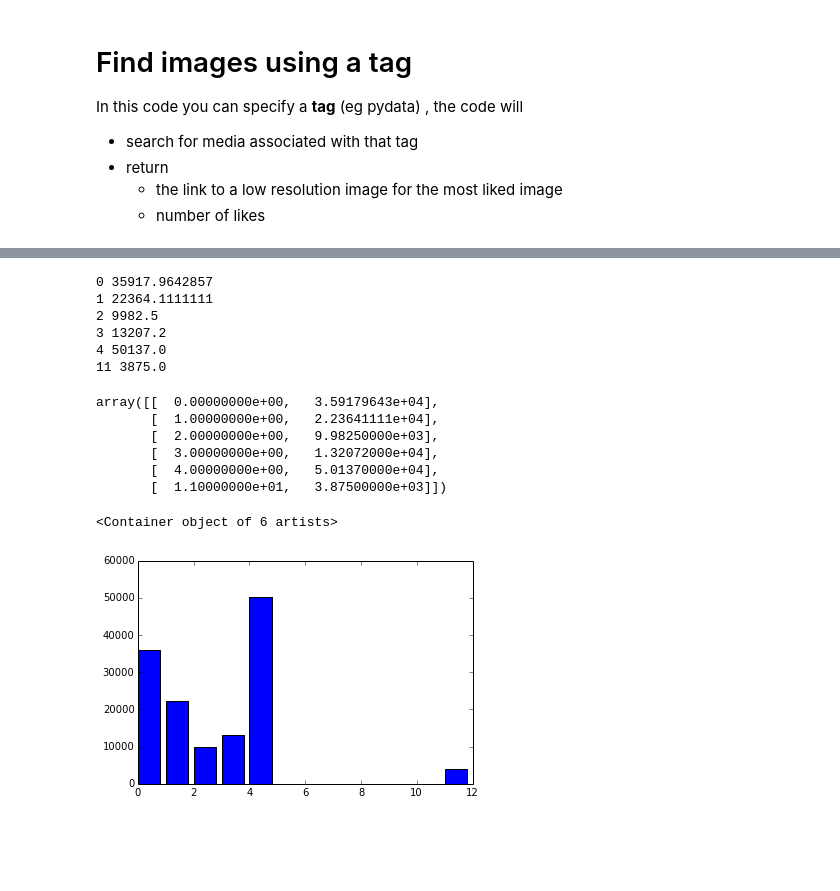
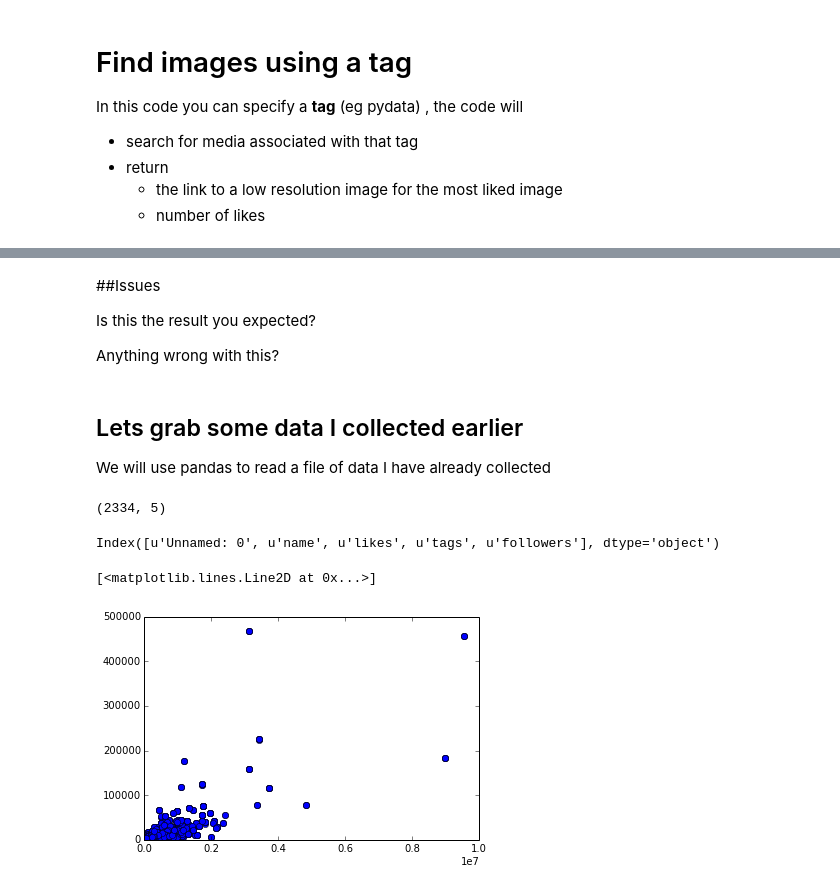
Before and after one commit to cindeem/pydatasv-wit2014, a Jupyter notebook: lessons/Lesson_04_Instagram.ipynb, the cells around one changed output, grey strips where cells are left out. Drawn from its saved outputs; the diff is of its cells as text; code cells hidden in the pictures; blank space fills up the shorter version.

```diff
--- a/lessons/Lesson_04_Instagram.ipynb
+++ b/lessons/Lesson_04_Instagram.ipynb
@@ -131,29 +138,26 @@ df.plot(x='tags', y='likes', style='o')
-# %%
-import matplotlib.pyplot as plt
-import numpy as np
-res = []
-for name, data in df.groupby('tags'):
-    print name, data['likes'].mean()
-    res.append([name, data['likes'].mean()])
-res = np.asarray(res)
-# %% [output]
-0 35917.9642857
-1 22364.1111111
-2 9982.5
-3 13207.2
-4 50137.0
-11 3875.0
-# %%
-res
-# %% [output]
-array([[  0.00000000e+00,   3.59179643e+04],
-       [  1.00000000e+00,   2.23641111e+04],
-       [  2.00000000e+00,   9.98250000e+03],
-       [  3.00000000e+00,   1.32072000e+04],
-       [  4.00000000e+00,   5.01370000e+04],
-       [  1.10000000e+01,   3.87500000e+03]])
-# %%
-plt.bar(res[:,0], res[:,1])
-# %% [output]
-<Container object of 6 artists>
-[figure, removed]
+# %% [markdown]
+##Issues
+
+Is this the result you expected?
+
+Anything wrong with this?
+# %% [markdown]
+## Lets grab some data I collected earlier
+
+We will use pandas to read a file of data I have already collected
+# %%
+data = pandas.read_csv('sample_data.csv')
+# %%
+data.shape
+# %% [output]
+(2334, 5)
+# %%
+data.columns
+# %% [output]
+Index([u'Unnamed: 0', u'name', u'likes', u'tags', u'followers'], dtype='object')
+# %%
+
+plt.plot(data.followers, data.likes, 'o')
+# %% [output]
+[<matplotlib.lines.Line2D at 0x...>]
+[figure, added]
```
Also changed, not shown: parts of 16 cells of this notebook.
